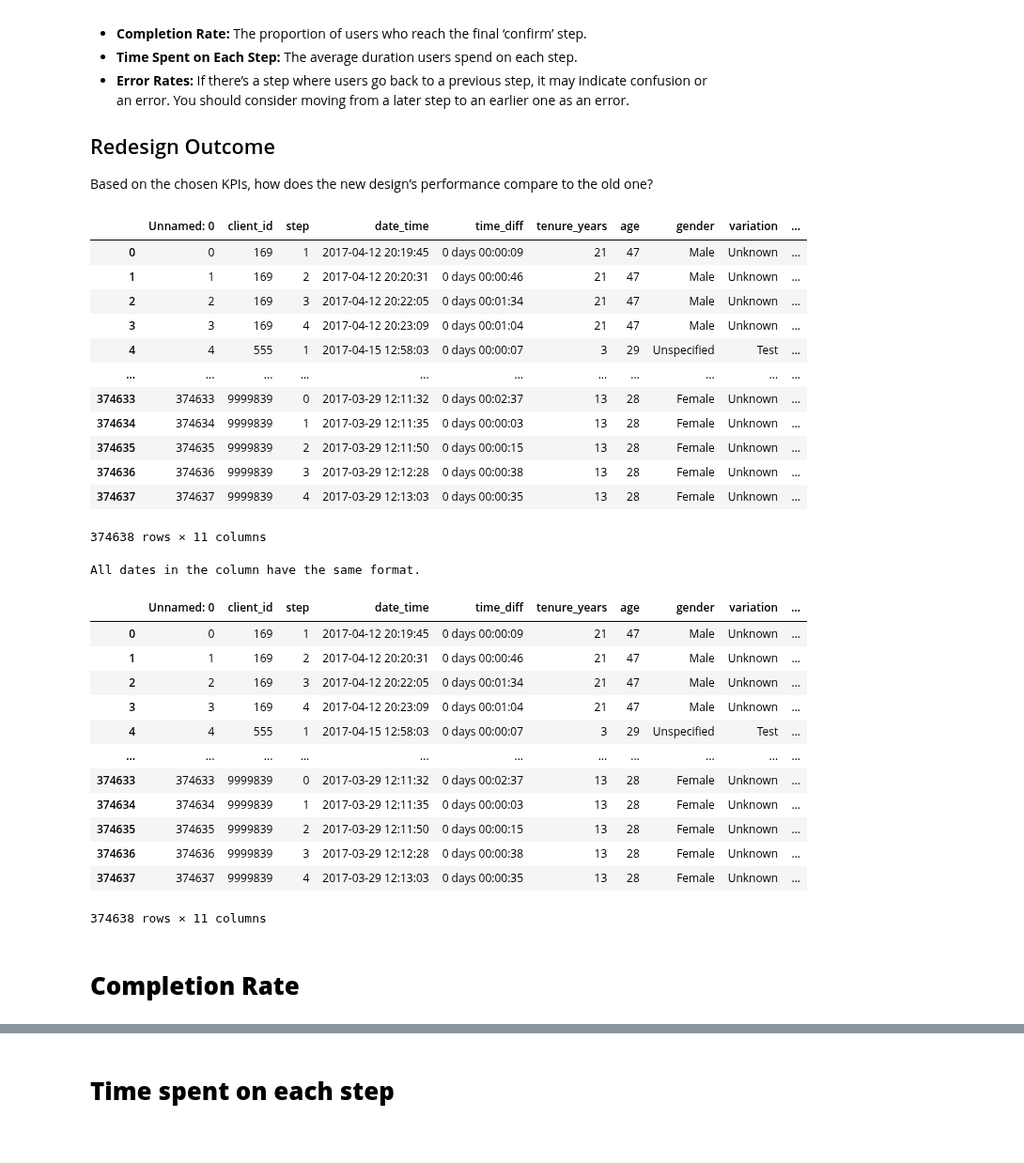
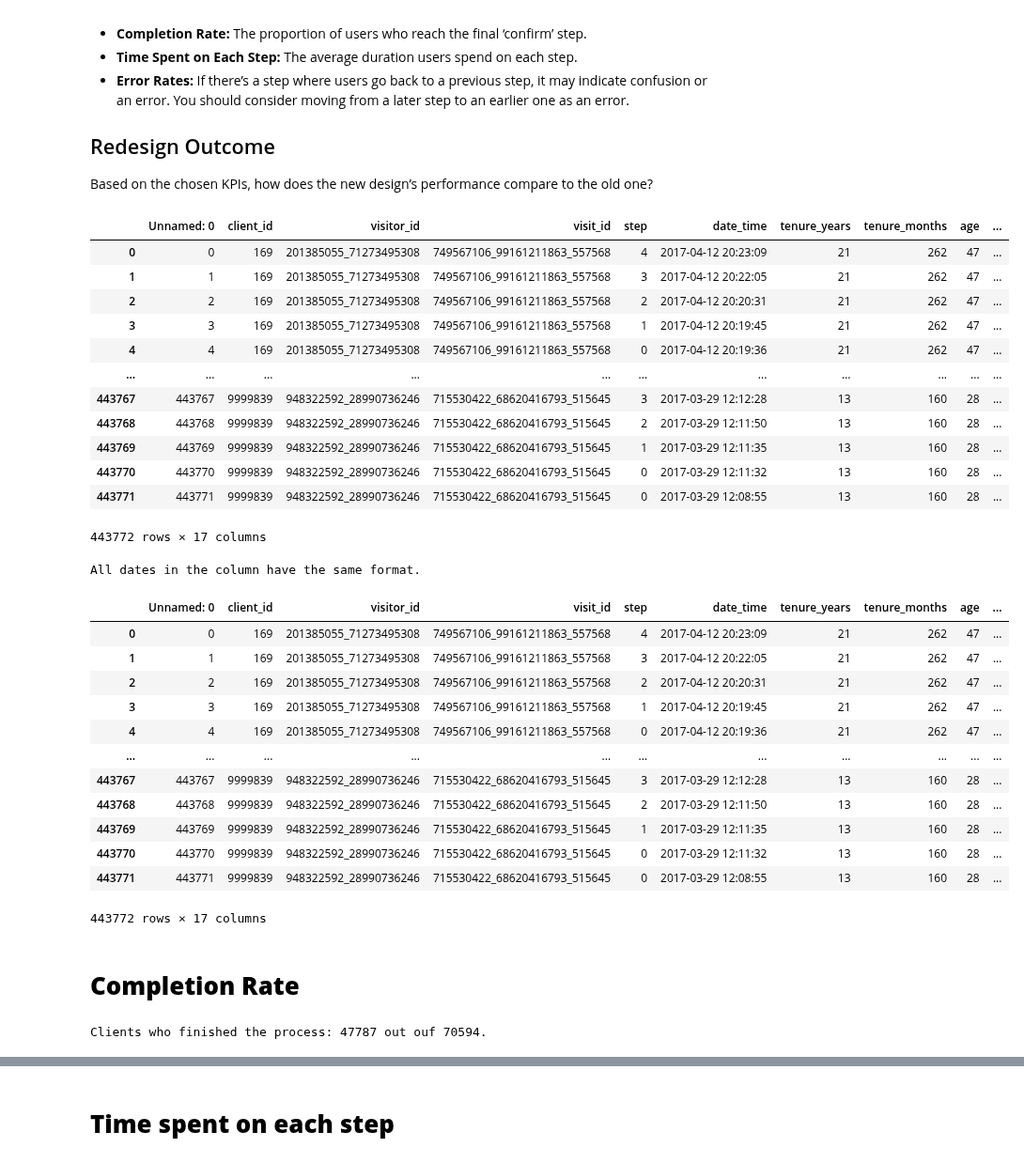
Before and after one commit to bruhu/vanguard-cx-project, a Jupyter notebook: notebooks/bru/kpi_calculations.ipynb, the cells around one changed output, grey strips where cells are left out. Shown at 94% size. Saved outputs shown, nothing was run; the diff lists cells and outputs as text; code cells hidden in the pictures.

Commit message:
fix column name

```diff
--- a/notebooks/bru/kpi_calculations.ipynb
+++ b/notebooks/bru/kpi_calculations.ipynb
@@ -24,22 +24,22 @@ import sys
 sys.path.append('../../utils')
 import functions
 # %%
-df = pd.read_csv('../../data/clean/kpi_df_clean.csv')
+df = pd.read_csv('../../data/clean/final_clean_client_df.csv')
 df
 # %% [output]
-|  | Unnamed: 0 | client_id | step | date_time | time_diff | tenure_years | age | gender | variation | ... |
-| 0 | 0 | 169 | 1 | 2017-04-12 20:19:45 | 0 days 00:00:09 | 21 | 47 | Male | Unknown | ... |
-| 1 | 1 | 169 | 2 | 2017-04-12 20:20:31 | 0 days 00:00:46 | 21 | 47 | Male | Unknown | ... |
-| 2 | 2 | 169 | 3 | 2017-04-12 20:22:05 | 0 days 00:01:34 | 21 | 47 | Male | Unknown | ... |
-| 3 | 3 | 169 | 4 | 2017-04-12 20:23:09 | 0 days 00:01:04 | 21 | 47 | Male | Unknown | ... |
-| 4 | 4 | 555 | 1 | 2017-04-15 12:58:03 | 0 days 00:00:07 | 3 | 29 | Unspecified | Test | ... |
+|  | Unnamed: 0 | client_id | visitor_id | visit_id | step | date_time | tenure_years | tenure_months | age | ... |
+| 0 | 0 | 169 | 201385055_71273495308 | 749567106_99161211863_557568 | 4 | 2017-04-12 20:23:09 | 21 | 262 | 47 | ... |
+| 1 | 1 | 169 | 201385055_71273495308 | 749567106_99161211863_557568 | 3 | 2017-04-12 20:22:05 | 21 | 262 | 47 | ... |
+| 2 | 2 | 169 | 201385055_71273495308 | 749567106_99161211863_557568 | 2 | 2017-04-12 20:20:31 | 21 | 262 | 47 | ... |
+| 3 | 3 | 169 | 201385055_71273495308 | 749567106_99161211863_557568 | 1 | 2017-04-12 20:19:45 | 21 | 262 | 47 | ... |
+| 4 | 4 | 169 | 201385055_71273495308 | 749567106_99161211863_557568 | 0 | 2017-04-12 20:19:36 | 21 | 262 | 47 | ... |
 | ... | ... | ... | ... | ... | ... | ... | ... | ... | ... | ... |
-| 374633 | 374633 | 9999839 | 0 | 2017-03-29 12:11:32 | 0 days 00:02:37 | 13 | 28 | Female | Unknown | ... |
-| 374634 | 374634 | 9999839 | 1 | 2017-03-29 12:11:35 | 0 days 00:00:03 | 13 | 28 | Female | Unknown | ... |
-| 374635 | 374635 | 9999839 | 2 | 2017-03-29 12:11:50 | 0 days 00:00:15 | 13 | 28 | Female | Unknown | ... |
-| 374636 | 374636 | 9999839 | 3 | 2017-03-29 12:12:28 | 0 days 00:00:38 | 13 | 28 | Female | Unknown | ... |
-| 374637 | 374637 | 9999839 | 4 | 2017-03-29 12:13:03 | 0 days 00:00:35 | 13 | 28 | Female | Unknown | ... |
+| 443767 | 443767 | 9999839 | 948322592_28990736246 | 715530422_68620416793_515645 | 3 | 2017-03-29 12:12:28 | 13 | 160 | 28 | ... |
+| 443768 | 443768 | 9999839 | 948322592_28990736246 | 715530422_68620416793_515645 | 2 | 2017-03-29 12:11:50 | 13 | 160 | 28 | ... |
+| 443769 | 443769 | 9999839 | 948322592_28990736246 | 715530422_68620416793_515645 | 1 | 2017-03-29 12:11:35 | 13 | 160 | 28 | ... |
+| 443770 | 443770 | 9999839 | 948322592_28990736246 | 715530422_68620416793_515645 | 0 | 2017-03-29 12:11:32 | 13 | 160 | 28 | ... |
+| 443771 | 443771 | 9999839 | 948322592_28990736246 | 715530422_68620416793_515645 | 0 | 2017-03-29 12:08:55 | 13 | 160 | 28 | ... |
-374638 rows × 11 columns
+443772 rows × 17 columns
 # %%
 df['date_time'] = pd.to_datetime(df['date_time'], errors='coerce')
 
@@ -59,27 +59,29 @@ kpi_df = df.copy()
 # %%
 kpi_df
 # %% [output]
-|  | Unnamed: 0 | client_id | step | date_time | time_diff | tenure_years | age | gender | variation | ... |
-| 0 | 0 | 169 | 1 | 2017-04-12 20:19:45 | 0 days 00:00:09 | 21 | 47 | Male | Unknown | ... |
-| 1 | 1 | 169 | 2 | 2017-04-12 20:20:31 | 0 days 00:00:46 | 21 | 47 | Male | Unknown | ... |
-| 2 | 2 | 169 | 3 | 2017-04-12 20:22:05 | 0 days 00:01:34 | 21 | 47 | Male | Unknown | ... |
-| 3 | 3 | 169 | 4 | 2017-04-12 20:23:09 | 0 days 00:01:04 | 21 | 47 | Male | Unknown | ... |
-| 4 | 4 | 555 | 1 | 2017-04-15 12:58:03 | 0 days 00:00:07 | 3 | 29 | Unspecified | Test | ... |
+|  | Unnamed: 0 | client_id | visitor_id | visit_id | step | date_time | tenure_years | tenure_months | age | ... |
+| 0 | 0 | 169 | 201385055_71273495308 | 749567106_99161211863_557568 | 4 | 2017-04-12 20:23:09 | 21 | 262 | 47 | ... |
+| 1 | 1 | 169 | 201385055_71273495308 | 749567106_99161211863_557568 | 3 | 2017-04-12 20:22:05 | 21 | 262 | 47 | ... |
+| 2 | 2 | 169 | 201385055_71273495308 | 749567106_99161211863_557568 | 2 | 2017-04-12 20:20:31 | 21 | 262 | 47 | ... |
+| 3 | 3 | 169 | 201385055_71273495308 | 749567106_99161211863_557568 | 1 | 2017-04-12 20:19:45 | 21 | 262 | 47 | ... |
+| 4 | 4 | 169 | 201385055_71273495308 | 749567106_99161211863_557568 | 0 | 2017-04-12 20:19:36 | 21 | 262 | 47 | ... |
 | ... | ... | ... | ... | ... | ... | ... | ... | ... | ... | ... |
-| 374633 | 374633 | 9999839 | 0 | 2017-03-29 12:11:32 | 0 days 00:02:37 | 13 | 28 | Female | Unknown | ... |
-| 374634 | 374634 | 9999839 | 1 | 2017-03-29 12:11:35 | 0 days 00:00:03 | 13 | 28 | Female | Unknown | ... |
-| 374635 | 374635 | 9999839 | 2 | 2017-03-29 12:11:50 | 0 days 00:00:15 | 13 | 28 | Female | Unknown | ... |
-| 374636 | 374636 | 9999839 | 3 | 2017-03-29 12:12:28 | 0 days 00:00:38 | 13 | 28 | Female | Unknown | ... |
-| 374637 | 374637 | 9999839 | 4 | 2017-03-29 12:13:03 | 0 days 00:00:35 | 13 | 28 | Female | Unknown | ... |
+| 443767 | 443767 | 9999839 | 948322592_28990736246 | 715530422_68620416793_515645 | 3 | 2017-03-29 12:12:28 | 13 | 160 | 28 | ... |
+| 443768 | 443768 | 9999839 | 948322592_28990736246 | 715530422_68620416793_515645 | 2 | 2017-03-29 12:11:50 | 13 | 160 | 28 | ... |
+| 443769 | 443769 | 9999839 | 948322592_28990736246 | 715530422_68620416793_515645 | 1 | 2017-03-29 12:11:35 | 13 | 160 | 28 | ... |
+| 443770 | 443770 | 9999839 | 948322592_28990736246 | 715530422_68620416793_515645 | 0 | 2017-03-29 12:11:32 | 13 | 160 | 28 | ... |
+| 443771 | 443771 | 9999839 | 948322592_28990736246 | 715530422_68620416793_515645 | 0 | 2017-03-29 12:08:55 | 13 | 160 | 28 | ... |
-374638 rows × 11 columns
+443772 rows × 17 columns
 # %% [markdown]
 # **Completion Rate**
 # %%
 def find_completion_rate(df):
-    clients_finished = kpi_df[kpi_df['process_step'] == 4] # filter rows where process_step is 'Finish'
+    clients_finished = kpi_df[kpi_df['step'] == 4] # filter rows where step is 'Finish'
     total_unique_clients = kpi_df['client_id'].nunique()
     unique_clients_finished = clients_finished['client_id'].nunique() # find unique client ids that finished
     print(f'Clients who finished the process: {unique_clients_finished} out ouf {total_unique_clients}.')
 
 find_completion_rate(kpi_df)
+# %% [output]
+Clients who finished the process: 47787 out ouf 70594.
 # %%
```
Also changed, not shown: parts of 5 cells of this notebook.
